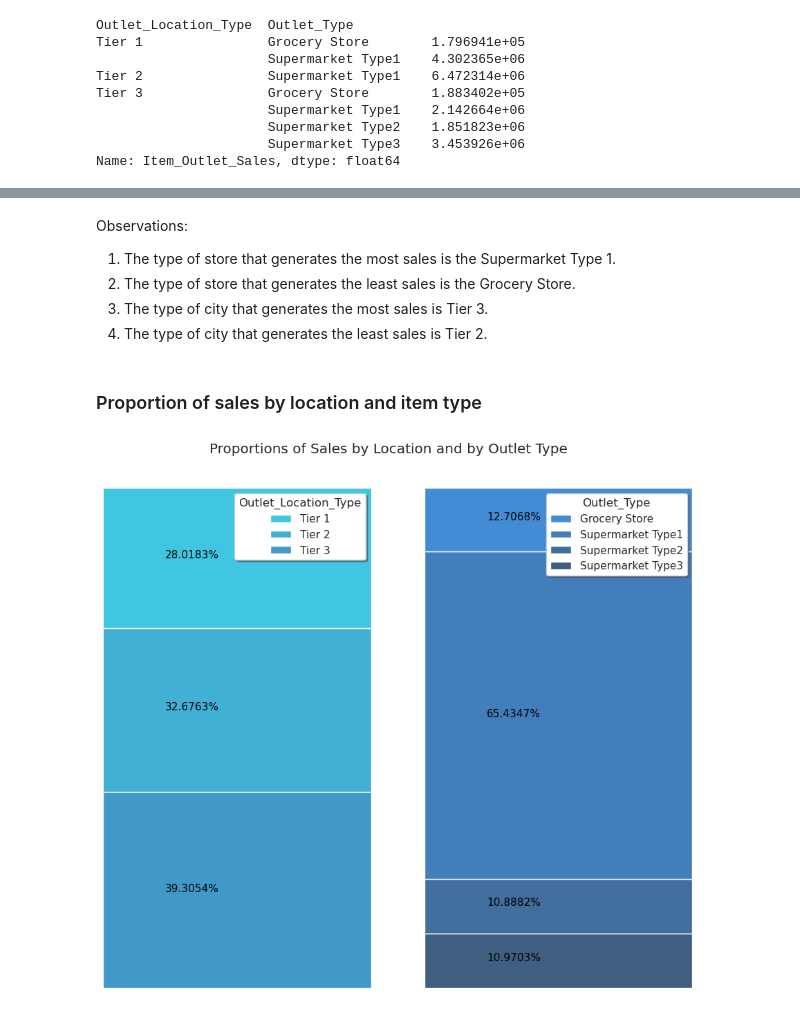
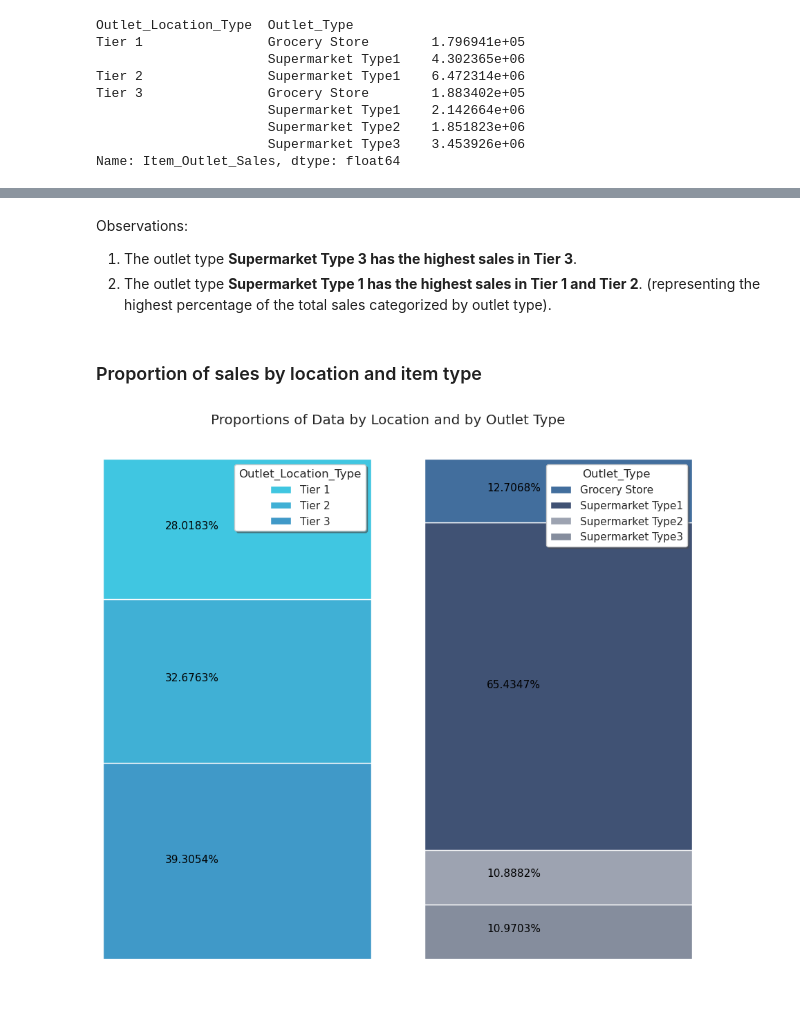
Before and after one commit to YeisonAndreyLiCe/food_sales_prediction, a Jupyter notebook: data_visualization.ipynb, the cells around one changed output, grey strips where cells are left out. Cells and saved outputs as stored; diff of their text form; code cells hidden in the pictures.

Commit message:
plot colors

```diff
--- a/data_visualization.ipynb
+++ b/data_visualization.ipynb
@@ -238,9 +249,7 @@ for n in range(len(axes)):
 # %% [markdown]
 Observations:
-1. The type of store that generates the most sales is the Supermarket Type 1.
-2. The type of store that generates the least sales is the Grocery Store.
-3. The type of city that generates the most sales is Tier 3.
-4. The type of city that generates the least sales is Tier 2.
+1. The outlet type **Supermarket Type 3 has the highest sales in Tier 3**.
+2. The outlet type **Supermarket Type 1 has the highest sales in Tier 1 and Tier 2**. (representing the highest percentage of the total sales categorized by outlet type).
 # %% [markdown]
 ### Proportion of sales by location and item type
 # %%
@@ -271,36 +280,36 @@ ax_outlet_type = (
                 ax=ax2,
                 data=d,
                 x="Proporcion",
                 hue="Outlet_Type",
                 multiple="fill",
-                palette={'Grocery Store': '#0466C8',
-                         'Supermarket Type1': '#0353A4',
-                         'Supermarket Type2': '#023E7D',
-                         'Supermarket Type3': '#002855'},
+                palette={'Grocery Store': '#023E7D',
+                         'Supermarket Type1': '#001845',
+                         'Supermarket Type2': '#7D8597',
+                         'Supermarket Type3': '#5C677D'}
         )
         )
     )
 )
 # to change the legends location and activate the frame
 sns.move_legend(ax1, "upper right", frameon=True, framealpha=1, shadow=True)
 sns.move_legend(ax2, "upper right",frameon=True, framealpha=1, shadow=True) #bbox_to_anchor=(0.5, 1.08)
-_ = fig.suptitle("Proportions of Sales by Location and by Outlet Type", y= 0.95)
+_ = fig.suptitle("Proportions of Data by Location and by Outlet Type", y= 0.95)
 
 outlet_type_percentage = [0]
 for bar in ax_outlet_type.get_children()[:4]:
     height = bar.get_height()
     outlet_type_percentage.append( round(height, 2))
     ax2.text(bar.get_x() + bar.get_width()/3, (height/2) - (height-sum(outlet_type_percentage)), str(round(bar.get_height() * 100,4)) + '%',
                  ha='center', color='black', fontsize=11)
 
 outlet_locations = [0]
 for bar in ax_locations.get_children()[:3]:
     height = bar.get_height()
     outlet_locations.append( round(height, 2))
     ax1.text(bar.get_x() + bar.get_width()/3, (height/2) - (height-sum(outlet_locations)), str(round(bar.get_height() * 100,4)) + '%',
                  ha='center', color='black', fontsize=11)
 
 ax1.set_axis_off()
 ax2.set_axis_off()
 # %% [output]
-[figure, old version]
+[figure, new version]
```
Also changed, not shown: parts of 20 cells of this notebook.
